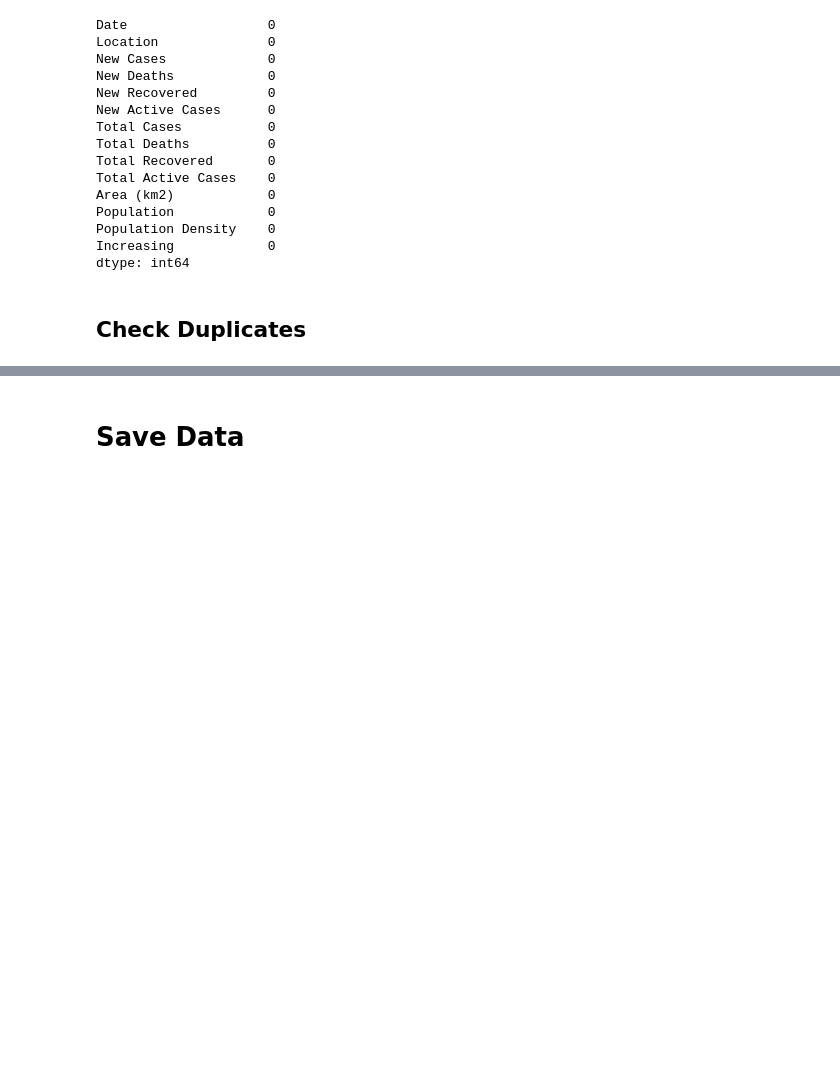
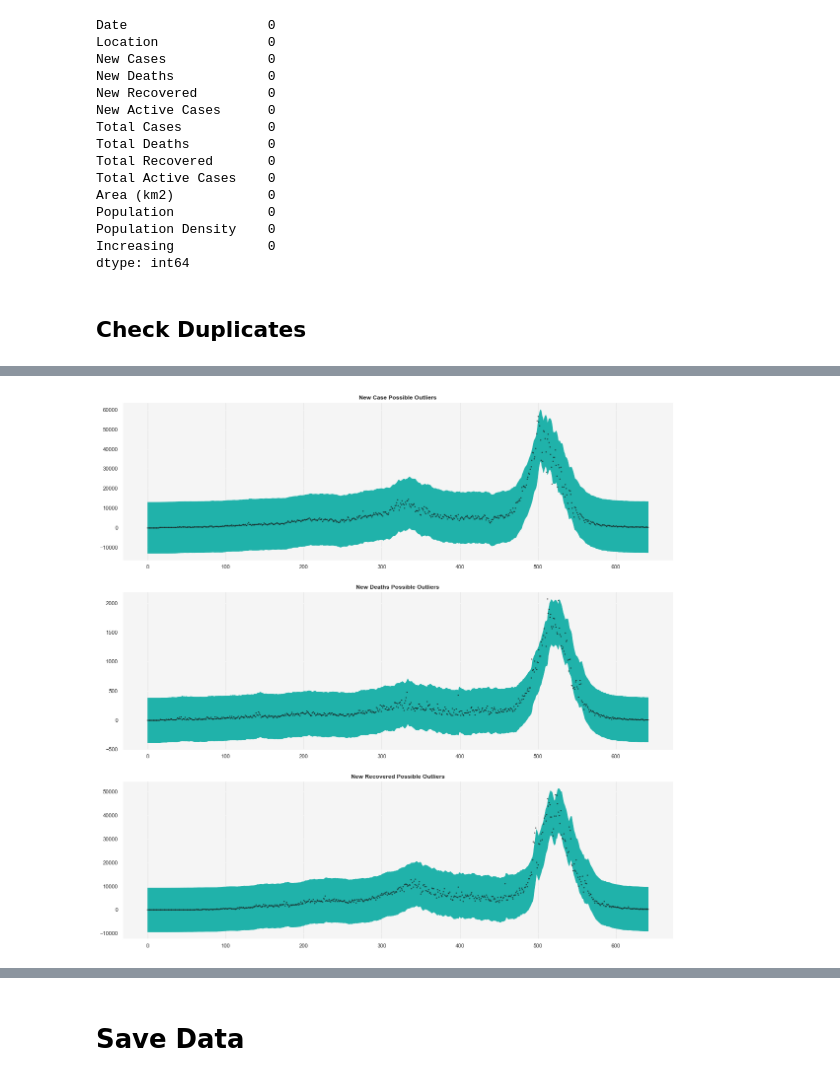
Before and after one commit to neoreuvenla/indo-covid-pred, a Jupyter notebook: 01 Data Cleaning and Preparation.ipynb, the cells around one changed output, grey strips where cells are left out. Cells and saved outputs as stored; diff of their text form; code cells hidden in the pictures; blank space fills up the shorter version.

```diff
--- a/01 Data Cleaning and Preparation.ipynb
+++ b/01 Data Cleaning and Preparation.ipynb
@@ -190,0 +246,34 @@ updated[updated.duplicated()]
+# %%
+# inspect histograms and determine how far the majority of data differs from the moving average
+cases_range = 13000
+deaths_range = 380
+recovered_rage = 9300
+ranges = [cases_range, deaths_range,recovered_rage]
+
+outlier_titles = ["New Case Possible Outliers", "New Deaths Possible Outliers", "New Recovered Possible Outliers"]
+
+fig, ax = plt.subplots(3)
+
+i=0
+for attribute in attributes:
+    national[attribute + ' Upper'] = national[attribute + ' EMA'] + ranges[i]
+    national[attribute + ' Lower'] = national[attribute + ' EMA'] - ranges[i]
+
+    ax[i].plot(national[attribute],'k.',markersize=3,label='Actual', alpha=0.66)
+    ax[i].fill_between(np.arange(national.shape[0]), national[attribute + ' Lower'], national[attribute + ' Upper'], color="lightseagreen",label="Predicted interval")
+
+    ax[i].set_title(outlier_titles[i],fontweight='bold')
+    ax[i].grid(color='#E0E0E0', linestyle='-', linewidth=1, axis='x')
+    ax[i].grid(color='whitesmoke', linestyle='-', linewidth=1, axis='y')
+    ax[i].set_facecolor('whitesmoke')
+
+    i+=1
+    #ax[0].xlabel("Ordered samples.")
+    #ax[0].ylabel("Values and prediction intervals.")
+    #ax[0].show()
+
+
+fig.set_figwidth(20)
+fig.set_figheight(20)
+# %% [output]
+[figure, added]
```
Also changed, not shown: parts of 21 cells of this notebook, 2 other files.
